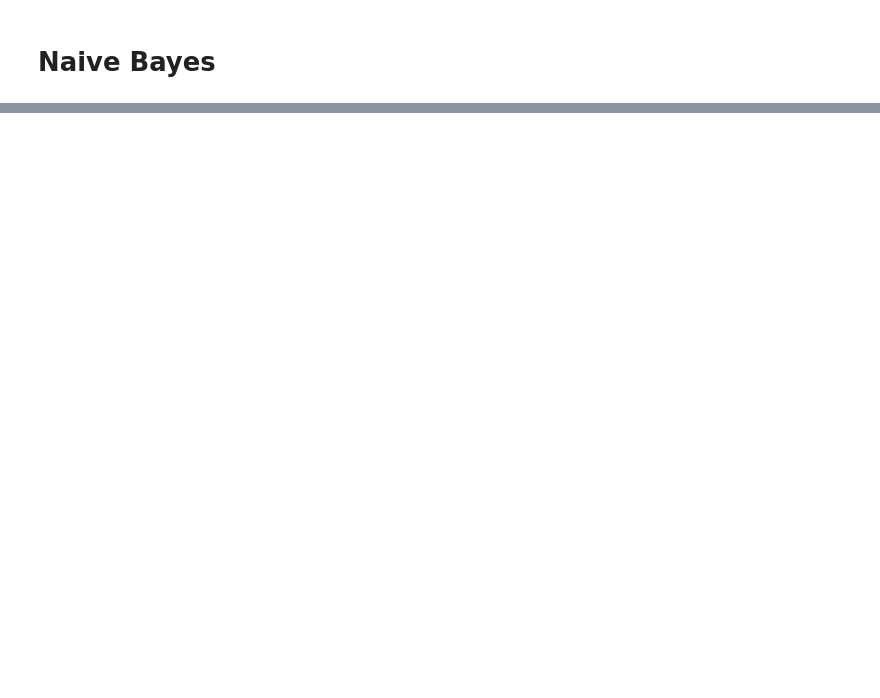
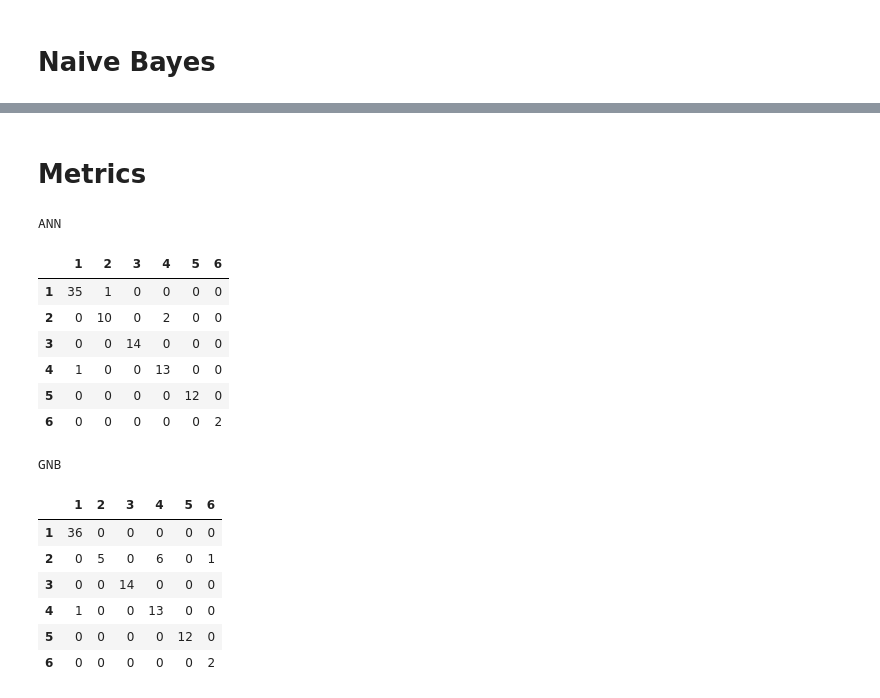
Before and after one commit to GustavoArdigo/MachineLearningProject, a Jupyter notebook: Health application/Testing.ipynb, the cells around one changed output, grey strips where cells are left out. Drawn from its saved outputs; the diff is of its cells as text; code cells hidden in the pictures; blank space fills up the shorter version.

```diff
--- a/Health application/Testing.ipynb
+++ b/Health application/Testing.ipynb
@@ -112,0 +124,2 @@ print (accuracy_score)
+# %% [markdown]
+<h1> Metrics </h1>
@@ -112,0 +129,53 @@ print (accuracy_score)
+# %%
+# This is a function to display dataframes for a better analysis
+#https://stackoverflow.com/questions/38783027/jupyter-notebook-display-two-pandas-tables-side-by-side
+from IPython.core.display import display, HTML
+
+def display_side_by_side(dfs:list, captions:list):
+    """Display tables side by side to save vertical space
+    Input:
+        dfs: list of pandas.DataFrame
+        captions: list of table captions
+    """
+    output = ""
+    combined = dict(zip(captions, dfs))
+    for caption, df in combined.items():
+        output += df.style.set_table_attributes("style='display:inline'").set_caption(caption)._repr_html_()
+        output += "\xa0\xa0\xa0"
+    display(HTML(output))
+# %%
+prediction_ANN = model.predict(test_dataset) #shows the probabilities for each disease given one row
+predictions_ANN = np.argmax(prediction_ANN, axis = 1) #the highest probability value is taken by the disease for that row
+
+labels = list(set(test_labels))
+df_ANN = pd.DataFrame(
+    data = confusion_matrix(test_labels, predictions_ANN, labels=labels),
+    columns=labels,
+    index=labels
+)
+
+
+df_GNB = pd.DataFrame(
+    data  = confusion_matrix(test_labels, predicted_label, labels=labels),
+    columns=labels,
+    index=labels
+)
+
+display_side_by_side([df_ANN, df_GNB], ['ANN', 'GNB'])
+# %% [output]
+ANN
+|  | 1 | 2 | 3 | 4 | 5 | 6 |
+| 1 | 35 | 1 | 0 | 0 | 0 | 0 |
+| 2 | 0 | 10 | 0 | 2 | 0 | 0 |
+| 3 | 0 | 0 | 14 | 0 | 0 | 0 |
+| 4 | 1 | 0 | 0 | 13 | 0 | 0 |
+| 5 | 0 | 0 | 0 | 0 | 12 | 0 |
+| 6 | 0 | 0 | 0 | 0 | 0 | 2 |
+GNB
+|  | 1 | 2 | 3 | 4 | 5 | 6 |
+| 1 | 36 | 0 | 0 | 0 | 0 | 0 |
+| 2 | 0 | 5 | 0 | 6 | 0 | 1 |
+| 3 | 0 | 0 | 14 | 0 | 0 | 0 |
+| 4 | 1 | 0 | 0 | 13 | 0 | 0 |
+| 5 | 0 | 0 | 0 | 0 | 12 | 0 |
+| 6 | 0 | 0 | 0 | 0 | 0 | 2 |
```
Also changed, not shown: parts of 10 cells of this notebook.
